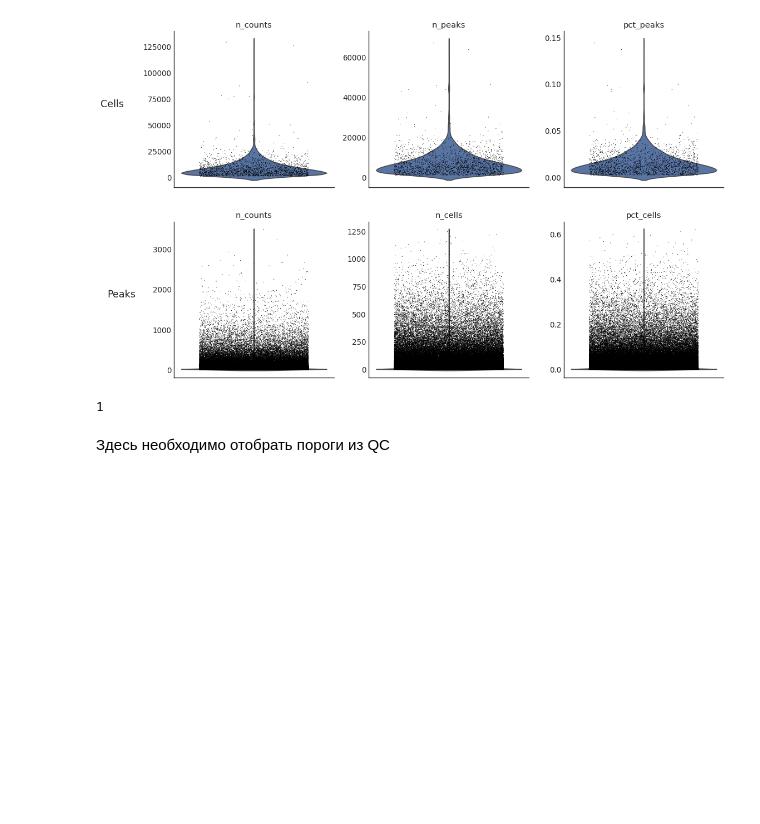
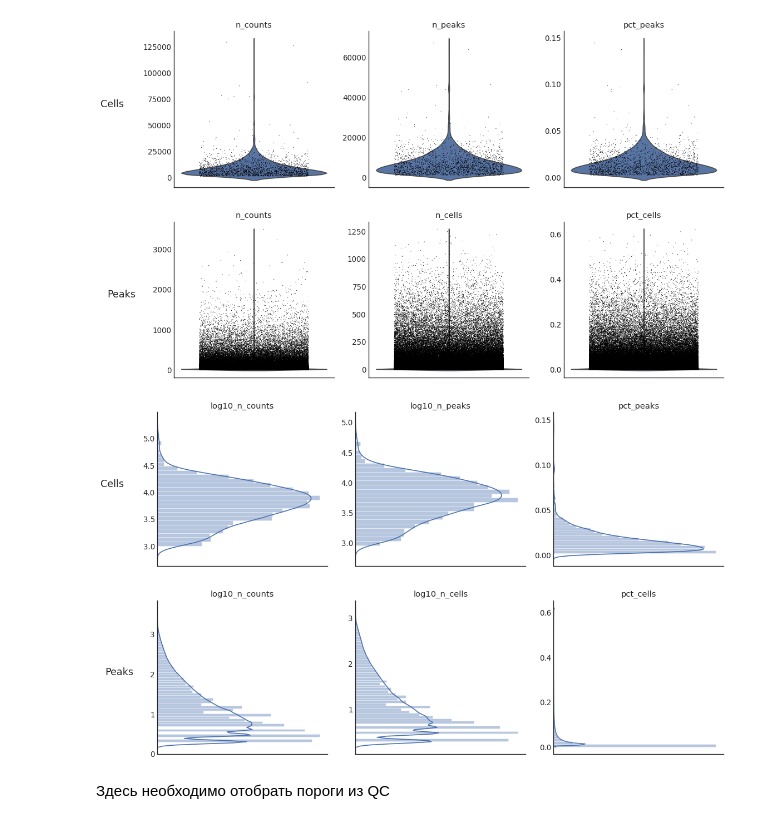
Before and after one commit to akhtyamovpavel/SCA2022-scATAC-analysis, a Jupyter notebook: notebooks/StreamTutorial.ipynb, the cells around one changed output. Drawn from its saved outputs; the diff is of its cells as text; code cells hidden in the pictures; blank space fills up the shorter version.

```diff
--- a/notebooks/StreamTutorial.ipynb
+++ b/notebooks/StreamTutorial.ipynb
@@ -24,10 +24,10 @@ st.cal_qc(adata,assay='atac')
 st.plot_qc(adata,jitter=0.3)
 # %% [output]
 [figure]
-# %%
-1
-# %% [output]
-1
+# %%
+st.plot_qc(adata,log_scale=[0,1,3,4],hist_plot=range(6),jitter=0.3)
+# %% [output]
+[figure, added]
 # %% [markdown]
 Здесь необходимо отобрать пороги из QC
 # %%
```
Also changed, not shown: parts of 7 cells of this notebook, 1 other file.
